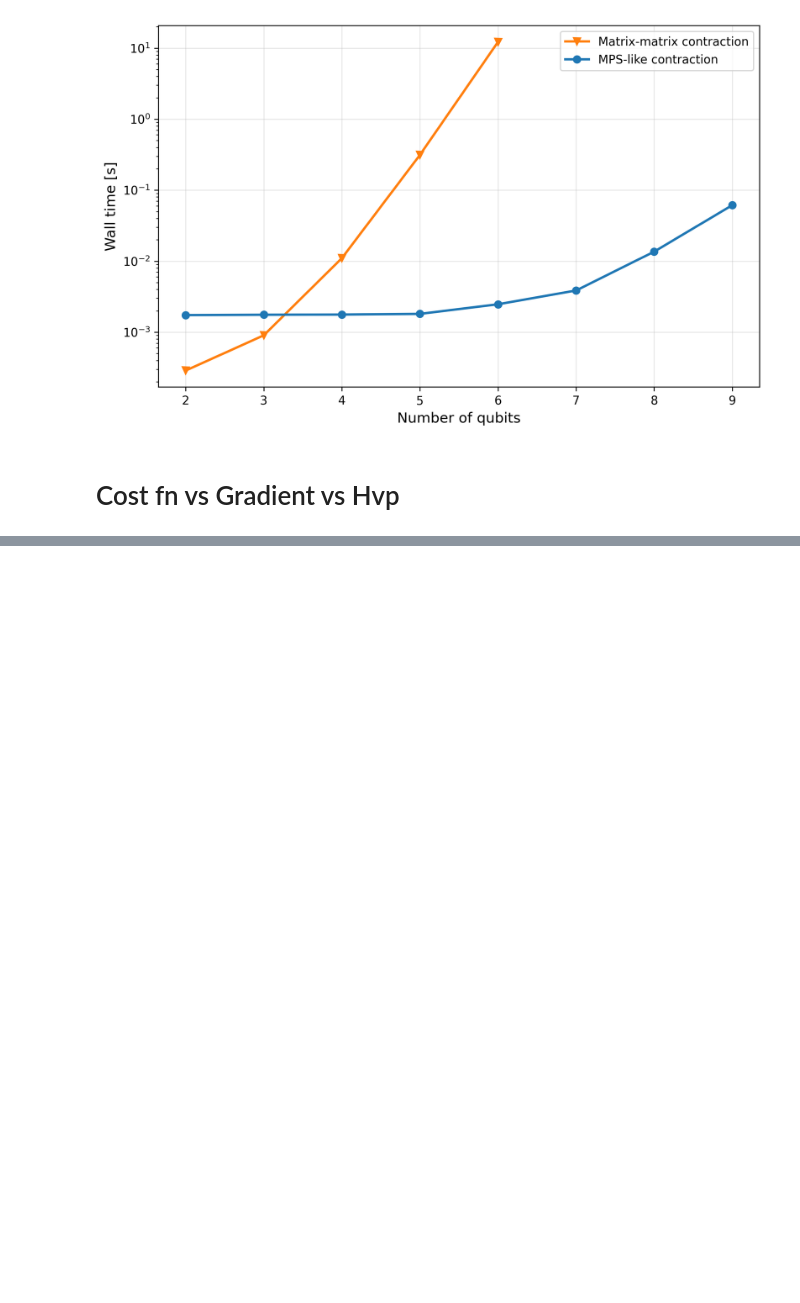
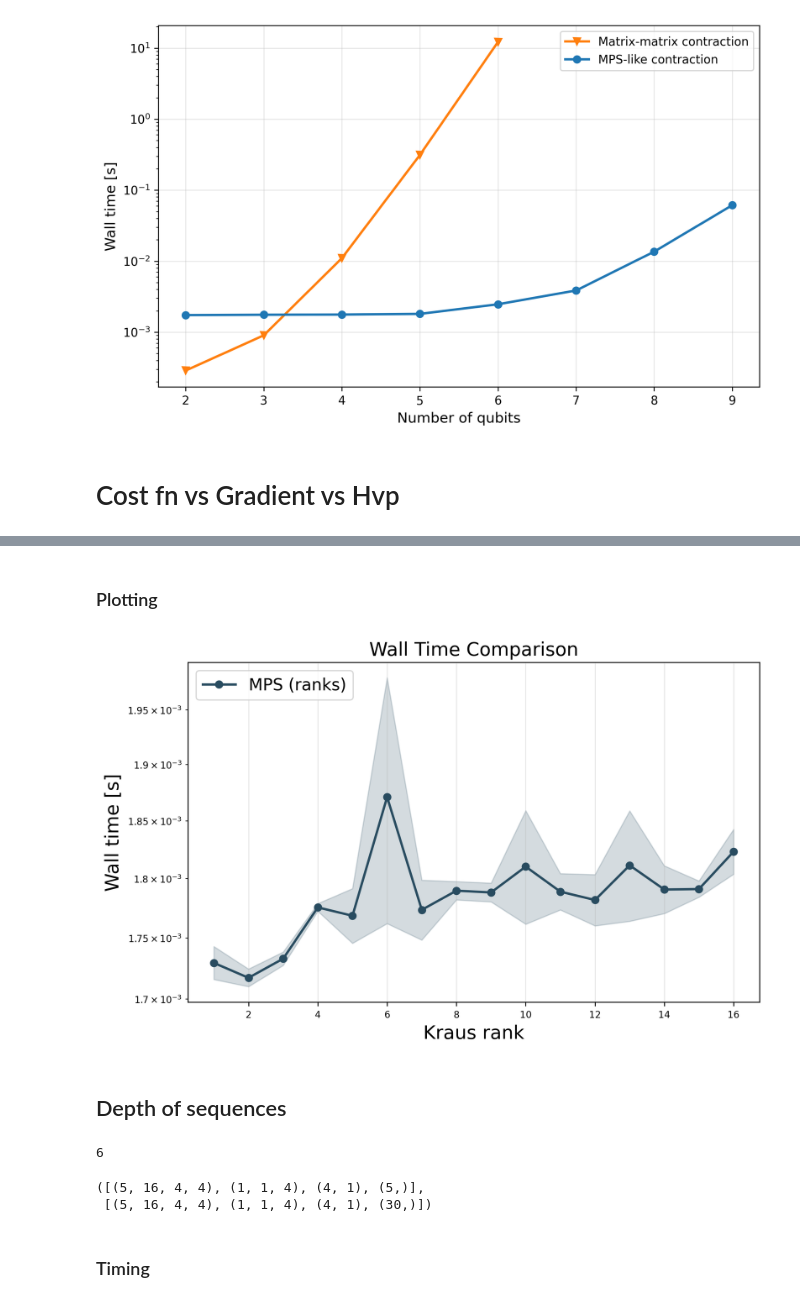
Before and after one commit to EmilianoG-byte/iqm-benchmarks, a Jupyter notebook: playground/aps_presentation/complexity_comparison.ipynb, the cells around one changed output, grey strips where cells are left out. Drawn from its saved outputs; the diff is of its cells as text; code cells hidden in the pictures; blank space fills up the shorter version.

```diff
--- a/playground/aps_presentation/complexity_comparison.ipynb
+++ b/playground/aps_presentation/complexity_comparison.ipynb
@@ -17,18 +18,20 @@ The autoreload extension is already loaded. To reload it, use:
 # Setup
 # %%
 key = jax.random.PRNGKey(42)
-def generate_random_instance(num_gates:int, num_qubits:int, rank_kraus:int, povm_rank:int = None, state_rank:int = None):
+def generate_random_instance(num_gates:int, num_qubits:int, rank_kraus:int, povm_rank:int = None, state_rank:int = None, depth:int = None):
     dim = 2**num_qubits
     if povm_rank is None:
         povm_rank = dim
     if state_rank is None:
         state_rank = dim
+    if depth is None:
+        depth = num_gates # Probably not a realistic assumption, but it's good enough for our purposes for timing functions.
 
     # Complex random tensors
     povm_rnd_tensor =  jax.random.uniform(key, shape=(1, povm_rank, dim)) + 1j * jax.random.uniform(key, shape=(1, povm_rank, dim)) # (num_povm, rank_povm, dim)
     kraus_rnd_tensor = jax.random.uniform(key, shape=(num_gates, rank_kraus, dim, dim)) + 1j * jax.random.uniform(key, shape=(num_gates, rank_kraus, dim, dim)) # (num_gates, kraus_rank, dim_out, dim_in)
     state_rnd_tensor = jax.random.uniform(key, shape=(dim, state_rank)) + 1j * jax.random.uniform(key, shape=(dim, state_rank)) # (dim, rank_state)
-    gates_sequences_rnd = jax.random.randint(key, shape=(num_gates, ), minval=0, maxval=num_gates)
+    gates_sequences_rnd = jax.random.randint(key, shape=(depth, ), minval=0, maxval=num_gates)
     return {"kraus_tensor": kraus_rnd_tensor, "povm_psd": povm_rnd_tensor, "state_psd": state_rnd_tensor, "gates_indices": gates_sequences_rnd}
 
 def contract(X, j_vec):
@@ -226,0 +251,5 @@ plt.show()
+# %%
+timing_cost_rank1 = %timeit -o contract_mps_general_povm(**tensors_rank_kraus[0])
+timing_cost_rank2 = %timeit -o contract_mps_general_povm(**tensors_rank_kraus[1])
+timing_cost_rank3 = %timeit -o contract_mps_general_povm(**tensors_rank_kraus[2])
+timing_cost_rank4 = %timeit -o contract_mps_general_povm(**tensors_rank_kraus[3])
@@ -226,0 +261,13 @@ plt.show()
+# %%
+timing_cost_rank5 = %timeit -o contract_mps_general_povm(**tensors_rank_kraus[4])
+timing_cost_rank6 = %timeit -o contract_mps_general_povm(**tensors_rank_kraus[5])
+timing_cost_rank7 = %timeit -o contract_mps_general_povm(**tensors_rank_kraus[6])
+timing_cost_rank8 = %timeit -o contract_mps_general_povm(**tensors_rank_kraus[7])
+timing_cost_rank9 = %timeit -o contract_mps_general_povm(**tensors_rank_kraus[8])
+timing_cost_rank10 = %timeit -o contract_mps_general_povm(**tensors_rank_kraus[9])
+timing_cost_rank11 = %timeit -o contract_mps_general_povm(**tensors_rank_kraus[10])
+timing_cost_rank12 = %timeit -o contract_mps_general_povm(**tensors_rank_kraus[11])
+timing_cost_rank13 = %timeit -o contract_mps_general_povm(**tensors_rank_kraus[12])
+timing_cost_rank14 = %timeit -o contract_mps_general_povm(**tensors_rank_kraus[13])
+timing_cost_rank15 = %timeit -o contract_mps_general_povm(**tensors_rank_kraus[14])
+timing_cost_rank16 = %timeit -o contract_mps_general_povm(**tensors_rank_kraus[15])
@@ -226,0 +287,48 @@ plt.show()
+# %% [markdown]
+### Plotting
+# %%
+timings_ranks = [timing_cost_rank1, timing_cost_rank2, timing_cost_rank3, timing_cost_rank4, timing_cost_rank5, timing_cost_rank6, timing_cost_rank7, timing_cost_rank8, timing_cost_rank9, timing_cost_rank10, timing_cost_rank11, timing_cost_rank12, timing_cost_rank13, timing_cost_rank14, timing_cost_rank15, timing_cost_rank16]
+
+tuples_ranks = [(time.average, time.stdev) for time in timings_ranks]
+
+cost_fn_times_ranks = {
+    r"MPS (ranks)": tuples_ranks}
+# %%
+plot_wall_time(
+    time_data=cost_fn_times_ranks,
+    x_values=rank_kraus_list,
+    xlabel="Kraus rank",
+    logscale="y",
+    label_fontsize=16,
+    legend_fontsize=14,
+    legend_loc="upper left"
+)
+# %% [output]
+[figure, added]
+# %% [markdown]
+## Depth of sequences
+# %%
+# First let's compute a set of data for which we know the cost function should increase linearly
+num_qubits_fixed = 2
+dim_fixed = 2**num_qubits_fixed
+num_gates_fixed = 5
+state_rank = 1
+povm_rank = 1
+kraus_rank_fixed = dim_fixed**2
+
+depth_list = jnp.arange(5, 31, 5) # kraus dimension can be at most dim^2
+tensors_depths = []
+for depth in depth_list:
+    tensors = generate_random_instance(num_gates=num_gates_fixed, num_qubits=num_qubits_fixed, rank_kraus=kraus_rank_fixed, povm_rank=povm_rank, state_rank=state_rank, depth=depth)
+    tensors_depths.append(tensors)
+
+print(len(tensors_depths))
+# %% [output]
+6
+# %%
+[op.shape for op in tensors_depths[0].values()], [op.shape for op in tensors_depths[-1].values()]
+# %% [output]
+([(5, 16, 4, 4), (1, 1, 4), (4, 1), (5,)],
+ [(5, 16, 4, 4), (1, 1, 4), (4, 1), (30,)])
+# %% [markdown]
+### Timing
```
Also changed, not shown: parts of 14 cells of this notebook.
